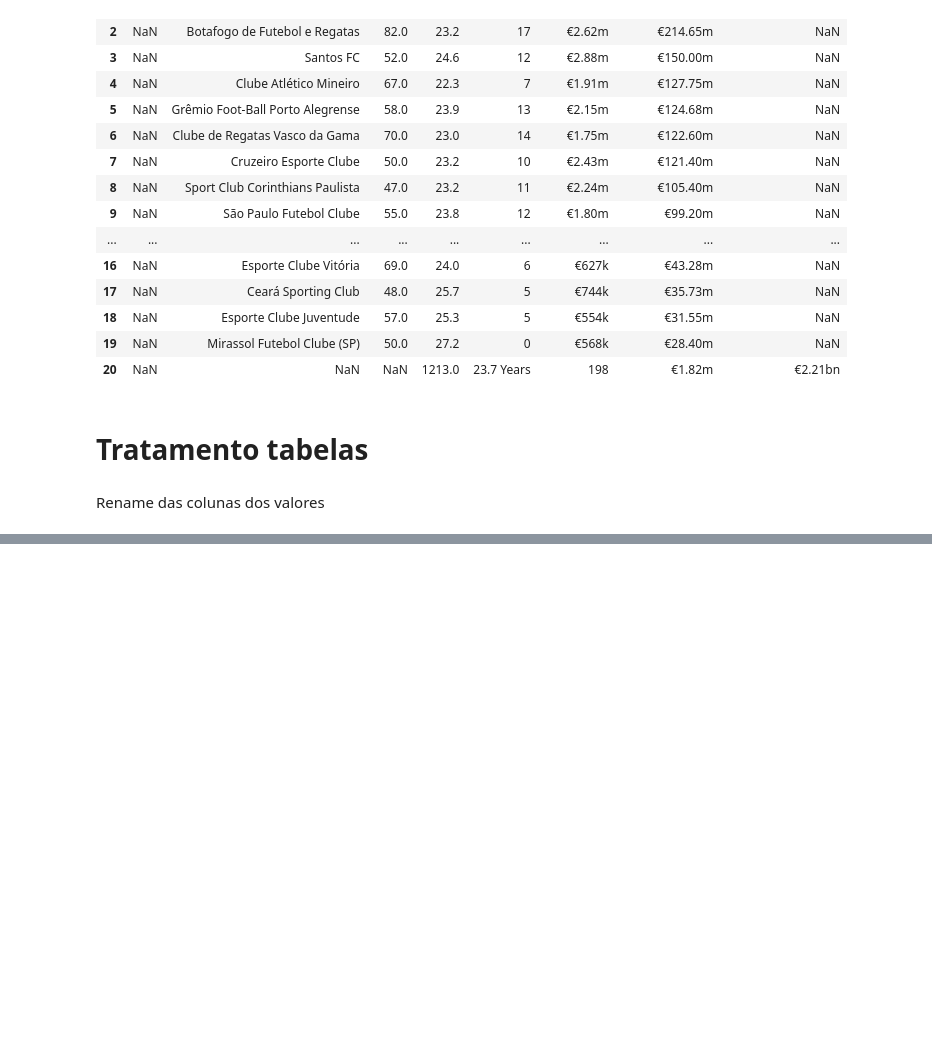
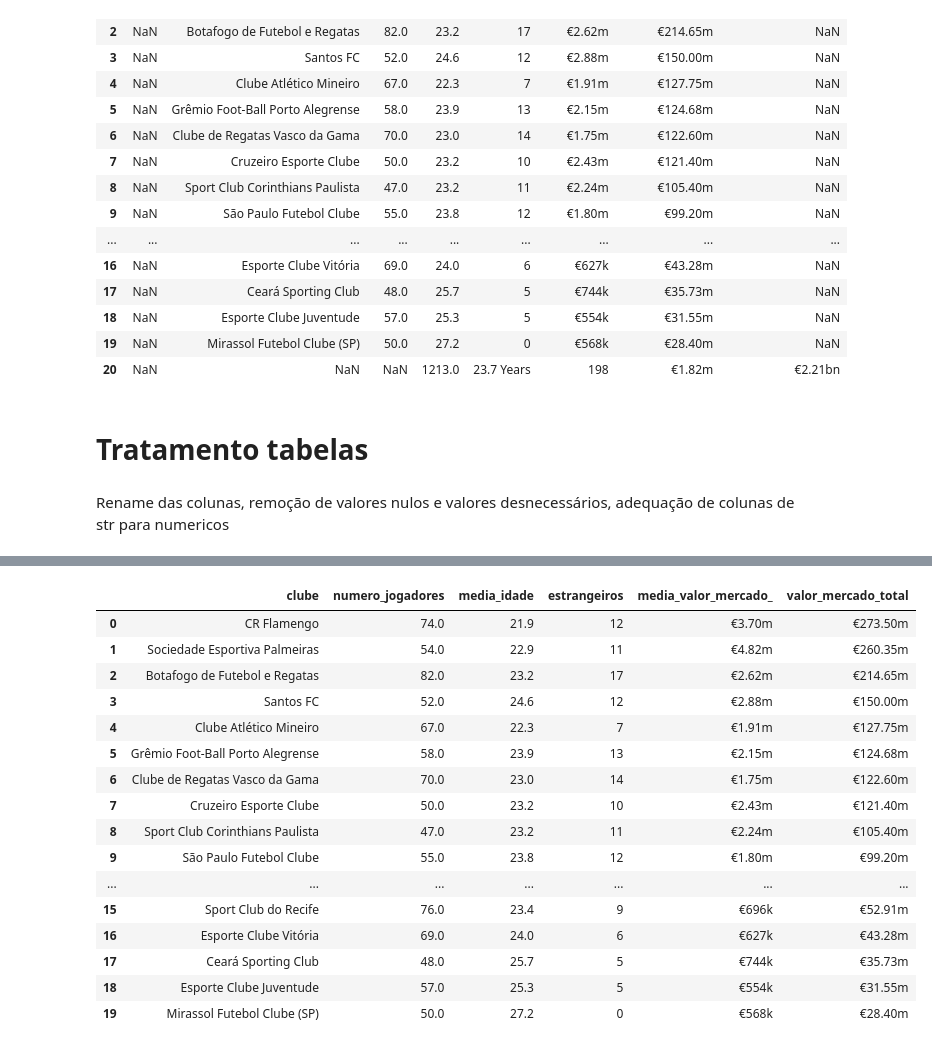
Before and after one commit to Willian-Fagundes/moneyball-brasileirao, a Jupyter notebook: scripts/tratamento.ipynb, the cells around one changed output, grey strips where cells are left out. Drawn from its saved outputs; the diff is of its cells as text; code cells hidden in the pictures; blank space fills up the shorter version.

```diff
--- a/scripts/tratamento.ipynb
+++ b/scripts/tratamento.ipynb
@@ -117,7 +119,7 @@ display(df_a_inicio,df_b_inicio,df_a_fim,df_b_fim, df_class, df_geral)
 # %% [markdown]
 # Tratamento tabelas
 # %% [markdown]
-Rename das colunas dos valores
+Rename das colunas, remoção de valores nulos e valores desnecessários, adequação de colunas de str para numericos
 # %%
 def remove_null(df):
     df = df.iloc[:-1]
@@ -211,3 +213,26 @@ display( df_a_inicio, df_b_inicio, df_a_fim, df_b_fim)
 | 17 | Botafogo FC | Série B | € 6.05 mi. | 33 | € 5.18 mi. | 34 | ... |
 | 18 | Náutico | NaN | € 1.00 mi. | 32 | € 4.38 mi. | 33 | ... |
 | 19 | Londrina EC | NaN | € 50 mil | 27 | € 4.03 mi. | 38 | ... |
+# %%
+df_geral_1 = df_geral.iloc[:-1]
+df_geral_2 = df_geral_1.dropna(axis= 1, how = 'all')
+df_geral_2.columns = ['clube', 'numero_jogadores', 'media_idade', 'estrangeiros', 'media_valor_mercado_', 'valor_mercado_total']
+df_geral_2
+# %% [output]
+|  | clube | numero_jogadores | media_idade | estrangeiros | media_valor_mercado_ | valor_mercado_total |
+| 0 | CR Flamengo | 74.0 | 21.9 | 12 | €3.70m | €273.50m |
+| 1 | Sociedade Esportiva Palmeiras | 54.0 | 22.9 | 11 | €4.82m | €260.35m |
+| 2 | Botafogo de Futebol e Regatas | 82.0 | 23.2 | 17 | €2.62m | €214.65m |
+| 3 | Santos FC | 52.0 | 24.6 | 12 | €2.88m | €150.00m |
+| 4 | Clube Atlético Mineiro | 67.0 | 22.3 | 7 | €1.91m | €127.75m |
+| 5 | Grêmio Foot-Ball Porto Alegrense | 58.0 | 23.9 | 13 | €2.15m | €124.68m |
+| 6 | Clube de Regatas Vasco da Gama | 70.0 | 23.0 | 14 | €1.75m | €122.60m |
+| 7 | Cruzeiro Esporte Clube | 50.0 | 23.2 | 10 | €2.43m | €121.40m |
+| 8 | Sport Club Corinthians Paulista | 47.0 | 23.2 | 11 | €2.24m | €105.40m |
+| 9 | São Paulo Futebol Clube | 55.0 | 23.8 | 12 | €1.80m | €99.20m |
+| ... | ... | ... | ... | ... | ... | ... |
+| 15 | Sport Club do Recife | 76.0 | 23.4 | 9 | €696k | €52.91m |
+| 16 | Esporte Clube Vitória | 69.0 | 24.0 | 6 | €627k | €43.28m |
+| 17 | Ceará Sporting Club | 48.0 | 25.7 | 5 | €744k | €35.73m |
+| 18 | Esporte Clube Juventude | 57.0 | 25.3 | 5 | €554k | €31.55m |
+| 19 | Mirassol Futebol Clube (SP) | 50.0 | 27.2 | 0 | €568k | €28.40m |
```
Also changed, not shown: parts of 6 cells of this notebook, 2 other files.
